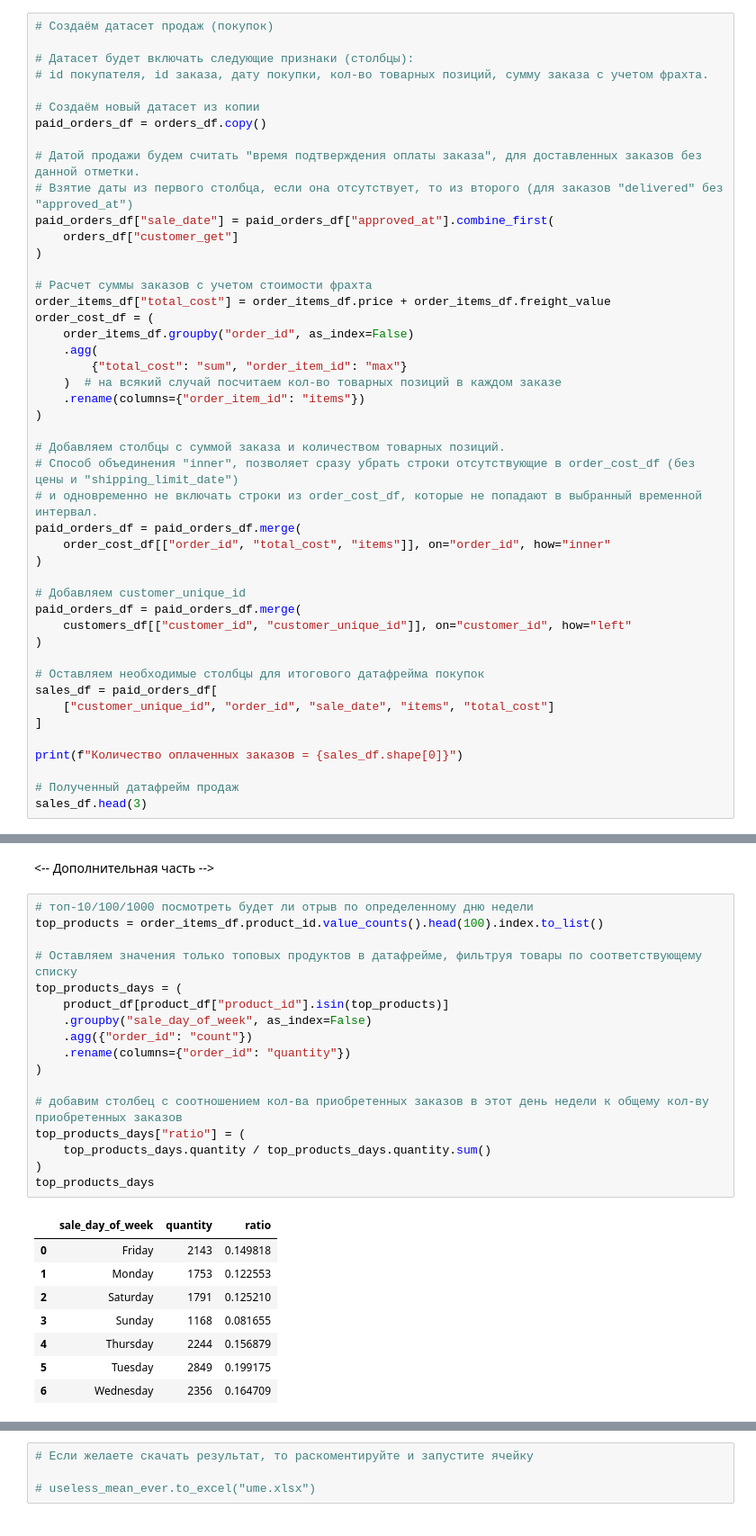
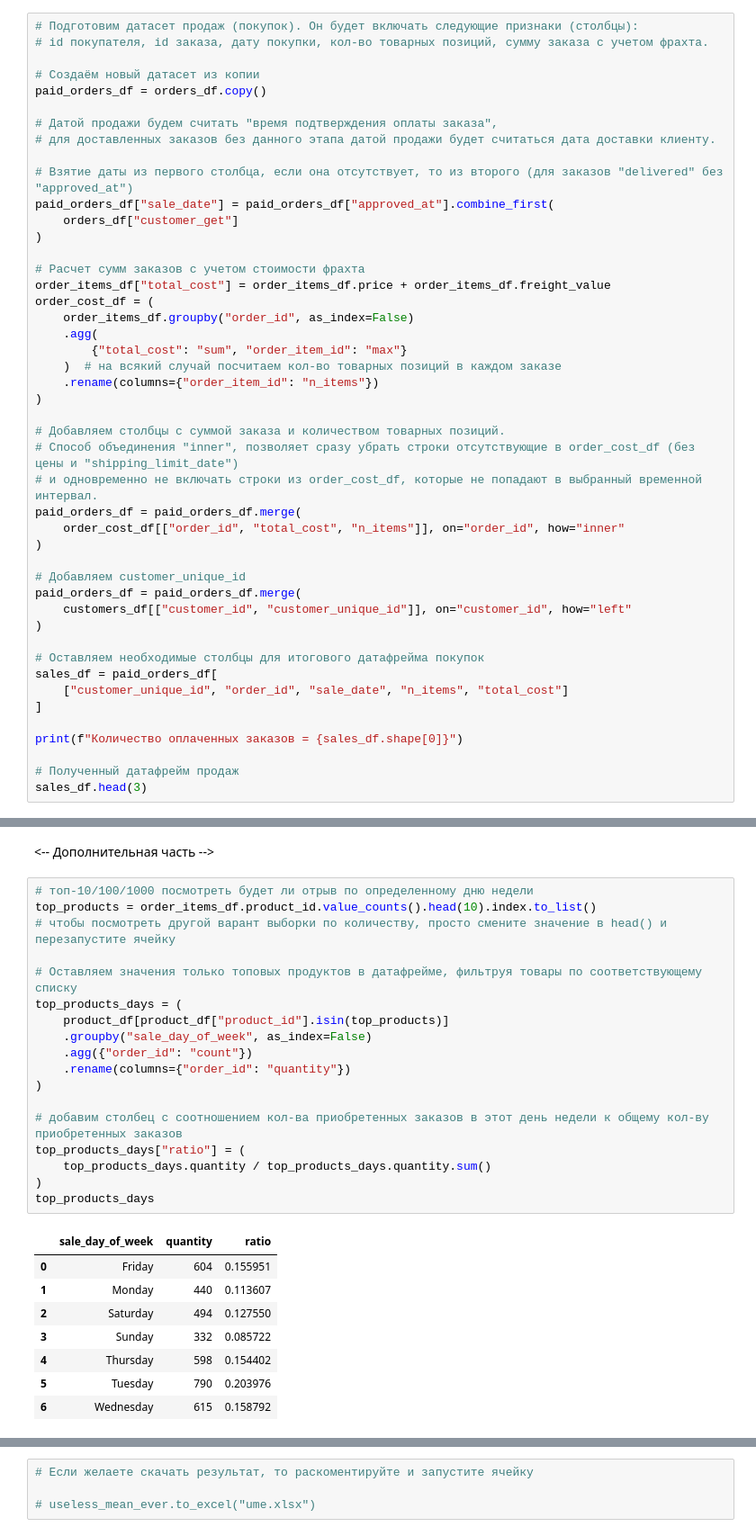
Before and after one commit to dh83/Olist_research, a Jupyter notebook: kc_proj_01.ipynb, the cells around one changed output, grey strips where cells are left out. Shown at 90% size. Saved outputs shown, nothing was run; the diff lists cells and outputs as text.

```diff
--- a/kc_proj_01.ipynb
+++ b/kc_proj_01.ipynb
@@ -573,35 +596,35 @@ _Интересный вариант, остановлюсь на нём._
 
 ' _напоминаю, работа с данными за период с 2017-01 по 2018-08 включительно_
 # %%
-# Создаём датасет продаж (покупок)
-
-# Датасет будет включать следующие признаки (столбцы):
+# Подготовим датасет продаж (покупок). Он будет включать следующие признаки (столбцы):
 # id покупателя, id заказа, дату покупки, кол-во товарных позиций, сумму заказа с учетом фрахта.
 
 # Создаём новый датасет из копии
 paid_orders_df = orders_df.copy()
 
-# Датой продажи будем считать "время подтверждения оплаты заказа", для доставленных заказов без данной отметки.
+# Датой продажи будем считать "время подтверждения оплаты заказа",
+# для доставленных заказов без данного этапа датой продажи будет считаться дата доставки клиенту.
+
 # Взятие даты из первого столбца, если она отсутствует, то из второго (для заказов "delivered" без "approved_at")
 paid_orders_df["sale_date"] = paid_orders_df["approved_at"].combine_first(
     orders_df["customer_get"]
 )
 
-# Расчет суммы заказов с учетом стоимости фрахта
+# Расчет сумм заказов с учетом стоимости фрахта
 order_items_df["total_cost"] = order_items_df.price + order_items_df.freight_value
 order_cost_df = (
     order_items_df.groupby("order_id", as_index=False)
     .agg(
         {"total_cost": "sum", "order_item_id": "max"}
     )  # на всякий случай посчитаем кол-во товарных позиций в каждом заказе
-    .rename(columns={"order_item_id": "items"})
+    .rename(columns={"order_item_id": "n_items"})
 )
 
 # Добавляем столбцы с суммой заказа и количеством товарных позиций.
 # Способ объединения "inner", позволяет сразу убрать строки отсутствующие в order_cost_df (без цены и "shipping_limit_date")
 # и одновременно не включать строки из order_cost_df, которые не попадают в выбранный временной интервал.
 paid_orders_df = paid_orders_df.merge(
-    order_cost_df[["order_id", "total_cost", "items"]], on="order_id", how="inner"
+    order_cost_df[["order_id", "total_cost", "n_items"]], on="order_id", how="inner"
 )
 
 # Добавляем customer_unique_id
@@ -611,7 +634,7 @@ paid_orders_df = paid_orders_df.merge(
 
 # Оставляем необходимые столбцы для итогового датафрейма покупок
 sales_df = paid_orders_df[
-    ["customer_unique_id", "order_id", "sale_date", "items", "total_cost"]
+    ["customer_unique_id", "order_id", "sale_date", "n_items", "total_cost"]
 ]
 
 print(f"Количество оплаченных заказов = {sales_df.shape[0]}")
@@ -803,27 +829,28 @@ products_days
 <--  Дополнительная часть  -->
 # %%
 # топ-10/100/1000 посмотреть будет ли отрыв по определенному дню недели
-top_products = order_items_df.product_id.value_counts().head(100).index.to_list()
+top_products = order_items_df.product_id.value_counts().head(10).index.to_list()
+# чтобы посмотреть другой варант выборки по количеству, просто смените значение в head() и перезапустите ячейку
 
 # Оставляем значения только топовых продуктов в датафрейме, фильтруя товары по соответствующему списку
 top_products_days = (
     product_df[product_df["product_id"].isin(top_products)]
     .groupby("sale_day_of_week", as_index=False)
     .agg({"order_id": "count"})
     .rename(columns={"order_id": "quantity"})
 )
 
 # добавим столбец с соотношением кол-ва приобретенных заказов в этот день недели к общему кол-ву приобретенных заказов
 top_products_days["ratio"] = (
     top_products_days.quantity / top_products_days.quantity.sum()
 )
 top_products_days
 # %% [output]
 |  | sale_day_of_week | quantity | ratio |
-| 0 | Friday | 2143 | 0.149818 |
-| 1 | Monday | 1753 | 0.122553 |
-| 2 | Saturday | 1791 | 0.125210 |
-| 3 | Sunday | 1168 | 0.081655 |
-| 4 | Thursday | 2244 | 0.156879 |
-| 5 | Tuesday | 2849 | 0.199175 |
-| 6 | Wednesday | 2356 | 0.164709 |
+| 0 | Friday | 604 | 0.155951 |
+| 1 | Monday | 440 | 0.113607 |
+| 2 | Saturday | 494 | 0.127550 |
+| 3 | Sunday | 332 | 0.085722 |
+| 4 | Thursday | 598 | 0.154402 |
+| 5 | Tuesday | 790 | 0.203976 |
+| 6 | Wednesday | 615 | 0.158792 |
```
Also changed, not shown: parts of 61 cells of this notebook, 3 other files.
